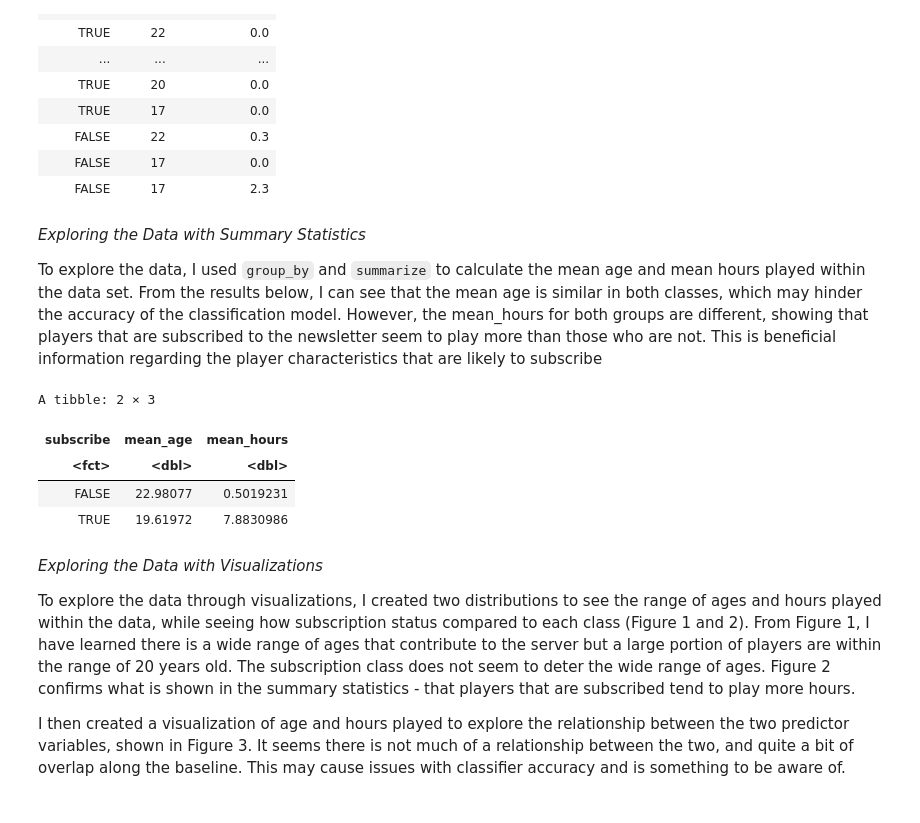
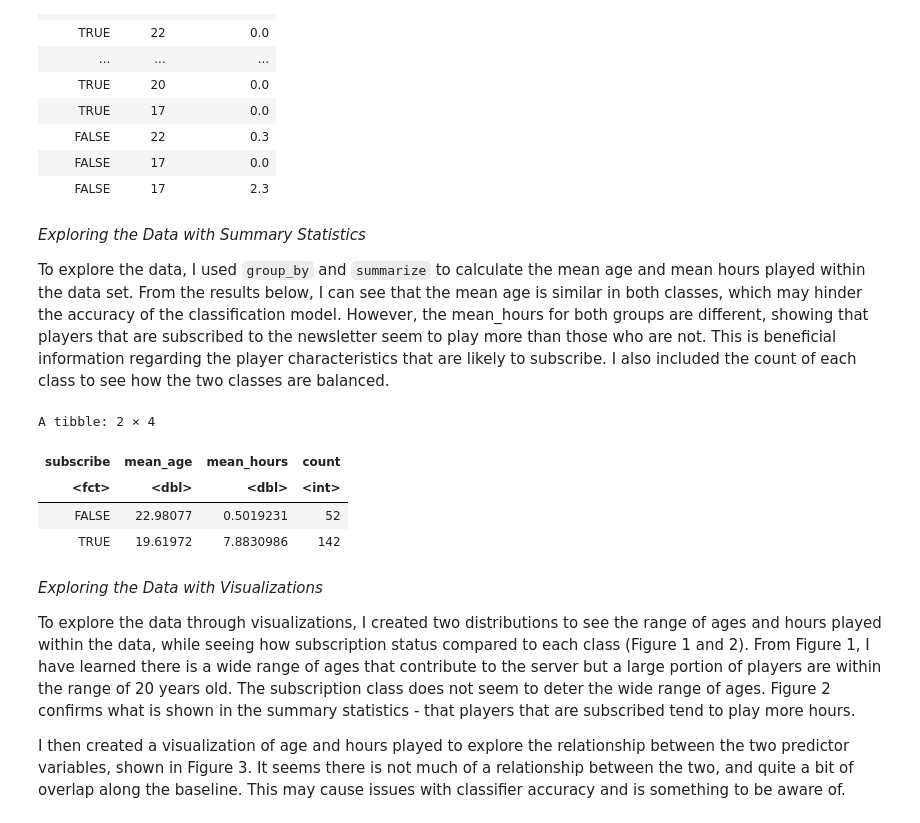
Before and after one commit to ch3lsmac/dsci-100-2025s1, a Jupyter notebook: Project.ipynb, the cells around one changed output. Cells and saved outputs as stored; diff of their text form; code cells hidden in the pictures.

```diff
--- a/Project.ipynb
+++ b/Project.ipynb
@@ -134,19 +118,20 @@ A tibble: 194 × 3
 # %% [markdown]
 *Exploring the Data with Summary Statistics*
 
-To explore the data, I used `group_by` and `summarize` to calculate the mean age and mean hours played within the data set. From the results below, I can see that the mean age is similar in both classes, which may hinder the accuracy of the classification model. However, the mean_hours for both groups are different, showing that players that are subscribed to the newsletter seem to play more than those who are not. This is beneficial information regarding the player characteristics that are likely to subscribe
+To explore the data, I used `group_by` and `summarize` to calculate the mean age and mean hours played within the data set. From the results below, I can see that the mean age is similar in both classes, which may hinder the accuracy of the classification model. However, the mean_hours for both groups are different, showing that players that are subscribed to the newsletter seem to play more than those who are not. This is beneficial information regarding the player characteristics that are likely to subscribe. I also included the count of each class to see how the two classes are balanced.
 # %%
 players_summary <- players_tidy |>
     group_by(subscribe) |>
     summarize(mean_age = mean(Age),
-              mean_hours = mean(played_hours))
+              mean_hours = mean(played_hours),
+             count = n())
 players_summary
 # %% [output]
-A tibble: 2 × 3
+A tibble: 2 × 4
-| subscribe | mean_age | mean_hours |
-| <fct> | <dbl> | <dbl> |
-| FALSE | 22.98077 | 0.5019231 |
-| TRUE | 19.61972 | 7.8830986 |
+| subscribe | mean_age | mean_hours | count |
+| <fct> | <dbl> | <dbl> | <int> |
+| FALSE | 22.98077 | 0.5019231 | 52 |
+| TRUE | 19.61972 | 7.8830986 | 142 |
 # %% [markdown]
 *Exploring the Data with Visualizations*
 
```
Also changed, not shown: parts of 20 cells of this notebook.
